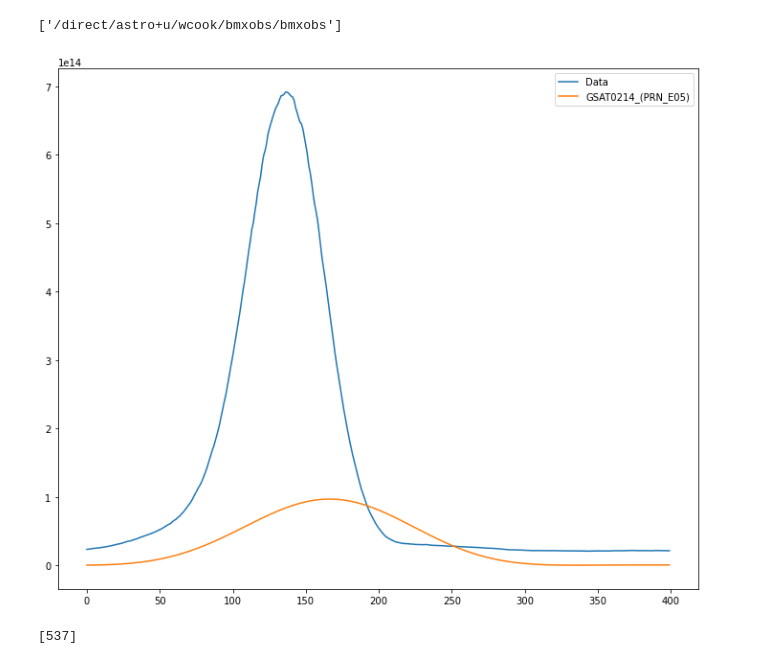
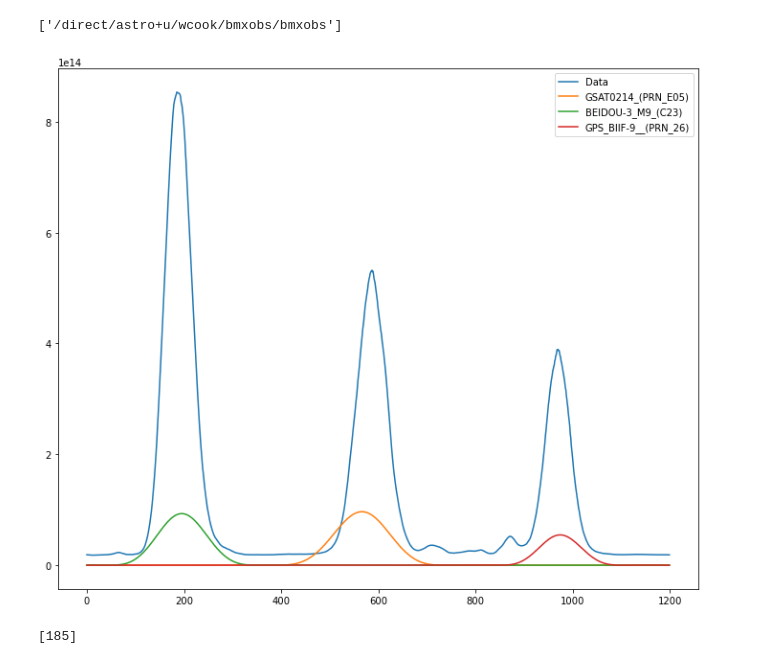
Before and after one commit to bmxdemo/bmxobs, a Jupyter notebook: towards1.ipynb, the cells around one changed output. Drawn from its saved outputs; the diff is of its cells as text; code cells hidden in the pictures.

```diff
--- a/towards1.ipynb
+++ b/towards1.ipynb
@@ -17,25 +17,27 @@ bmxobs.__path__
 # %%
 D=bmxobs.BMXSingleFreqObs("pas/210904_2300")
 # %%
-cut = [400,800]
-channel = 44
+cut = [0,1200]
+channel = 11
 
 plt.figure(figsize=(12,10))
 plt.plot(D[channel][cut[0]:cut[1]].real,label='Data')
 
 tracks = {}
+sats = {}
 for n,s in zip(D.sat_id,D.sat):
     if "COS" not in n:
         #dx= np.exp(-np.cos(s['alt'])**2/(2*0.05**2))
         track = np.array([np.cos(s['alt'])*np.cos(s['az']),np.cos(s['alt'])*np.sin(s['az'])]).T
         tracks[n] = track
         dx = SingleFreqGeometry().point_source(channel,1,track).real
+        sats[n] = dx
         if max(dx[cut[0]:cut[1]])>0.2:
             plt.plot(dx[cut[0]:cut[1]]*1e14,label=n)
 
 plt.legend()
 plt.show()
 print(np.arange(cut[0],cut[1])[D[channel][cut[0]:cut[1]].real==max(D[channel][cut[0]:cut[1]].real)])
 # %% [output]
-[figure, old version]
+[figure, new version]
-[537]
+[185]
```
Also changed, not shown: parts of 9 cells of this notebook, 1 other file.
